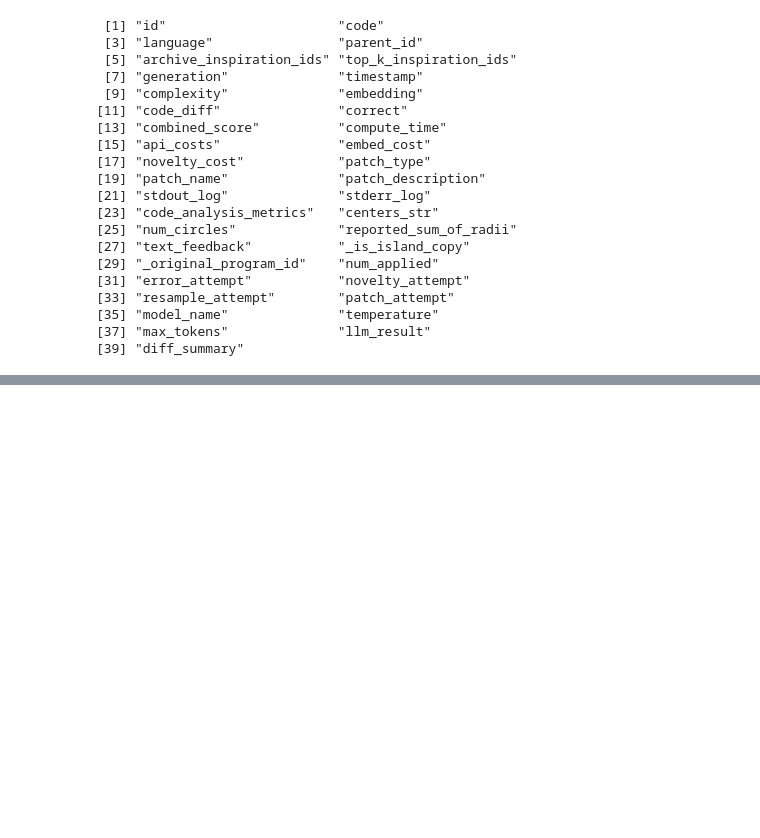
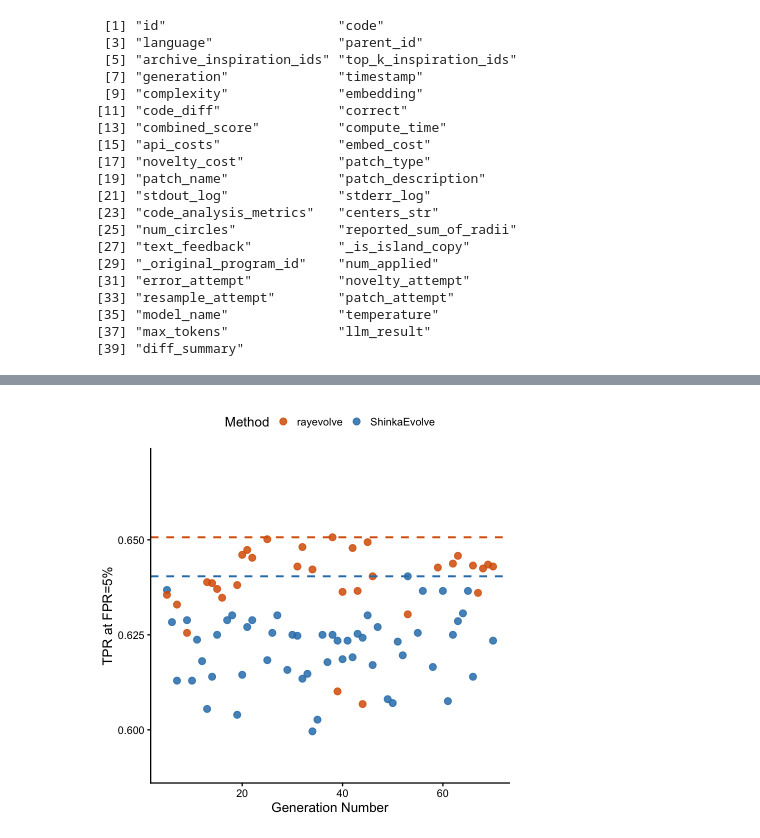
Before and after one commit to zia1138/rayevolve, a Jupyter notebook: notebooks/comparison_figures.ipynb, the cells around one changed output, grey strips where cells are left out. Drawn from its saved outputs; the diff is of its cells as text; code cells hidden in the pictures; blank space fills up the shorter version.

Commit message:
figure for uci_credit

```diff
--- a/notebooks/comparison_figures.ipynb
+++ b/notebooks/comparison_figures.ipynb
@@ -149,3 +152,79 @@ Warning message:
 [figure]
 [figure]
 [figure]
+# %%
+
+df_shinka_uci <- as_tibble(read_parquet("shinka_uci_adult.parquet"))
+df_rayevolve_uci <- as_tibble(read_parquet("rayevolve_uci_adult.parquet"))
+
+df_shinka_uci <- df_shinka_uci %>% filter(correct == TRUE)
+df_rayevolve_uci <- df_rayevolve_uci %>% filter(correct == TRUE)
+# %%
+df_shinka_uci <- add_best_score(df_shinka_uci)
+df_rayevolve_uci <- add_best_score(df_rayevolve_uci)
+# %%
+# Compare UCI Adult combined_score across sources
+# Use explicit type coercion to handle parquet integer64/double columns
+shinka_sel <- df_shinka_uci %>%
+  dplyr::select(generation, combined_score) %>%
+  dplyr::mutate(
+    generation = suppressWarnings(as.numeric(generation)),
+    combined_score = suppressWarnings(as.numeric(combined_score)),
+    source = "ShinkaEvolve"
+  ) %>%
+  dplyr::filter(!is.na(generation), !is.na(combined_score))
+
+rayevolve_sel <- df_rayevolve_uci %>%
+  dplyr::select(generation, combined_score) %>%
+  dplyr::mutate(
+    generation = suppressWarnings(as.numeric(generation)),
+    combined_score = suppressWarnings(as.numeric(combined_score)),
+    source = "rayevolve"
+  ) %>%
+  dplyr::filter(!is.na(generation), !is.na(combined_score))
+
+combined_df <- dplyr::bind_rows(shinka_sel, rayevolve_sel)
+
+# Compute per-source maxima for horizontal reference lines
+max_vals <- combined_df %>%
+  dplyr::group_by(source) %>%
+  dplyr::summarise(max_combined = max(combined_score, na.rm = TRUE), .groups = "drop")
+
+p_uci <- ggplot2::ggplot(
+  combined_df,
+  ggplot2::aes(x = generation, y = combined_score, color = source)
+) +
+  ggplot2::geom_point(alpha = 0.85, size = 3.5) +
+  # Horizontal lines at per-source maxima (matching colors)
+  ggplot2::geom_hline(
+    yintercept = max_vals$max_combined[max_vals$source == "rayevolve"],
+    color = "#D95F02", linetype = "dashed", size = 1.1
+  ) +
+  ggplot2::geom_hline(
+    yintercept = max_vals$max_combined[max_vals$source == "ShinkaEvolve"],
+    color = "#2C7FB8", linetype = "dashed", size = 1.1
+  ) +
+  ggplot2::labs(
+    title = NULL,
+    x = "Generation Number",
+    y = "TPR at FPR=5%",
+    color = "Method"
+  ) +
+  ggplot2::scale_color_manual(values = c(
+    "ShinkaEvolve" = "#2C7FB8",
+    "rayevolve" = "#D95F02"
+  )) +
+  ggplot2::scale_y_continuous(limits = c(0.59, 0.67)) +
+  ggplot2::scale_x_continuous(limits = c(5, 70)) +
+  ggplot2::theme_classic(base_size = 16) +
+  ggplot2::theme(
+    axis.line  = ggplot2::element_line(color = "black"),
+    axis.ticks = ggplot2::element_line(color = "black"),
+    axis.text  = ggplot2::element_text(color = "black"),
+    axis.title = ggplot2::element_text(color = "black"),
+    legend.position = "top",
+    plot.title = ggplot2::element_text(face = "bold")
+  )
+
+p_uci
+# %% [output]
@@ -151,0 +233 @@ Warning message:
+[figure, added]
```
Also changed, not shown: parts of 3 cells of this notebook.
